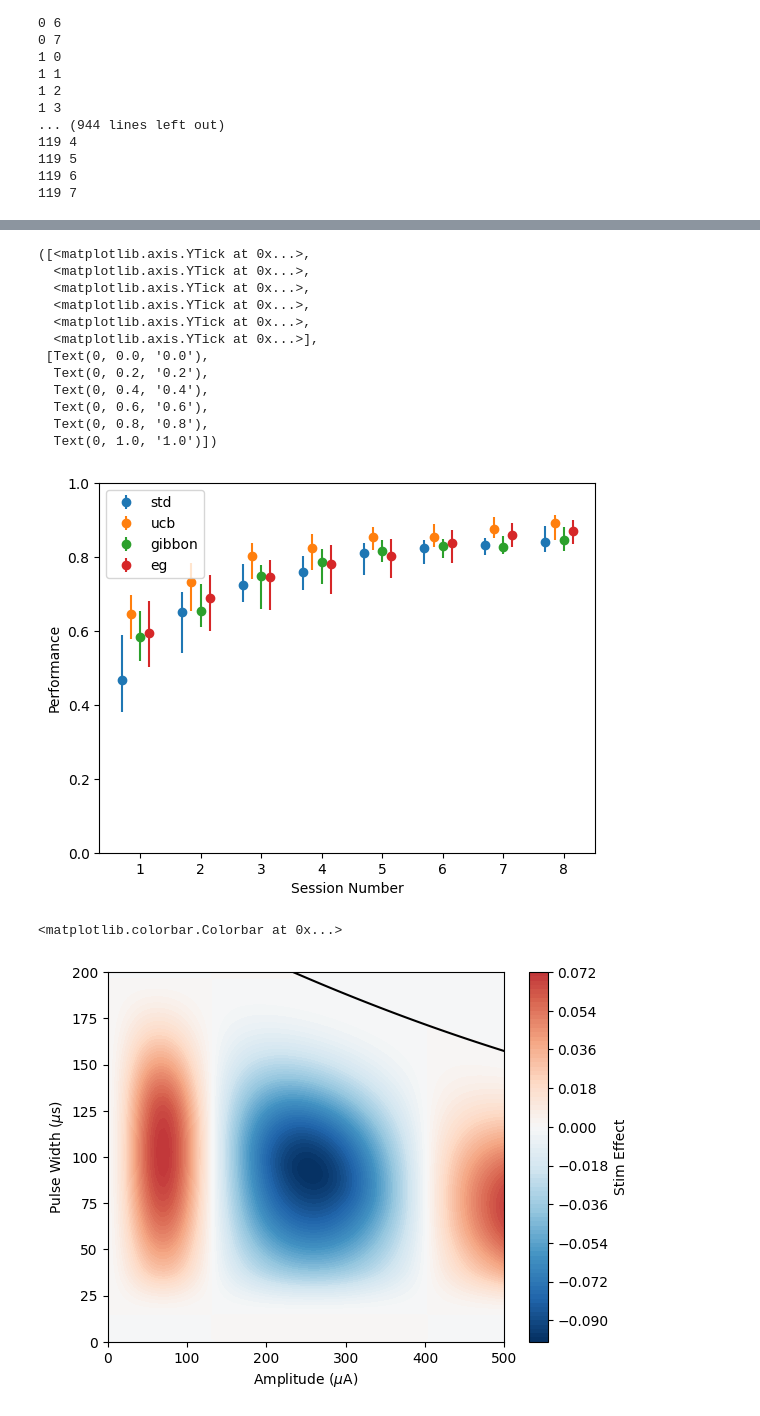
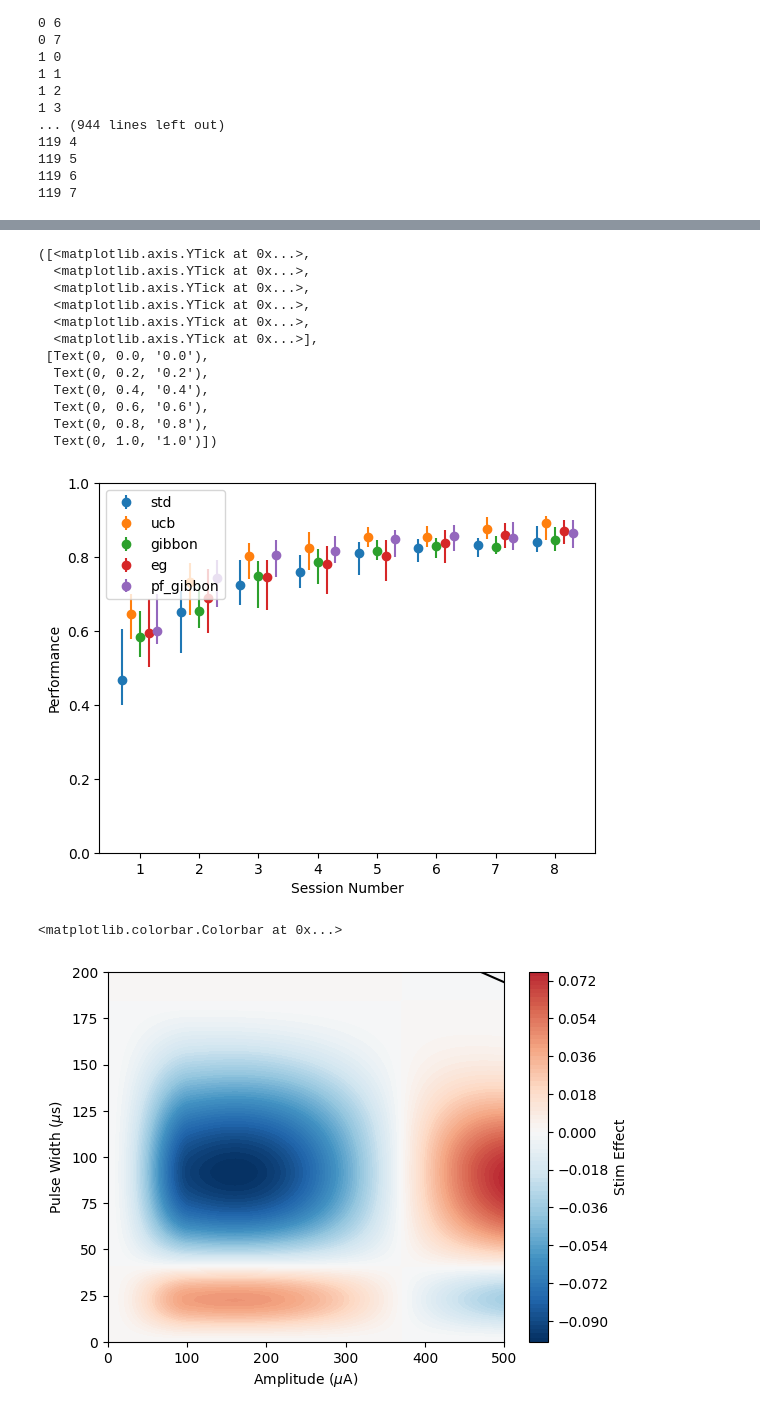
Before and after one commit to tne-lab/NeuroOptimizationPaper, a Jupyter notebook: figure4.ipynb, the cells around one changed output, grey strips where cells are left out. Drawn from its saved outputs; the diff is of its cells as text; code cells hidden in the pictures.

```diff
--- a/figure4.ipynb
+++ b/figure4.ipynb
@@ -243,7 +243,7 @@ standard_bounds[1] = 1
 n_session = 8
 n_trial = 150
 
-aq_name = 'gp_hedge'
+aq_name = 'pf_gibbon7'
 
 class EGProblem(Problem):
     def __init__(self, model, sim):
@@ -260,12 +260,12 @@ class EGProblem(Problem):
 
 algorithm = NSGA2(pop_size=60)
 
-gains = [0, 0, 0, 0]
 eta = 1
 
 results = []
 # Iterate over simulations
 for n, sim in enumerate(sims):
+    gains = [0, 0, 0, 0]
     results.append({})
     # results[-1]['hyperparams'] = []
 
@@ -327,8 +327,8 @@ for n, sim in enumerate(sims):
                     results[-1]['aq_seq'].append(I)
                     candidate = unwarp(warper, candidates[I])
                     break
-        elif aq_name != 'eg':
-            if aq_name == 'gibbon':
+        elif aq_name != 'eg' and ('pf_gibbon' not in aq_name or random.random() > 0.7):
+            if aq_name == 'gibbon' or 'pf_gibbon' in aq_name:
                 candidate_set = torch.rand(100, tensor_bounds.size(1), **tkwargs)
                 acq_func = qLowerBoundMaxValueEntropy(results[-1]['model'], candidate_set, maximize=False)
             elif aq_name == 'ucb':
@@ -355,7 +355,7 @@ for n, sim in enumerate(sims):
                algorithm,
                seed=1,
                termination=('n_gen', 30))
-            if random.random() < epsilon:
+            if random.random() < epsilon or 'pf_gibbon' in aq_name:
                 candidate = np.expand_dims(res.X[random.randint(0, res.X.shape[0] - 1)], axis=0)
             else:
                 candidate = np.expand_dims(res.X[torch.argmin(res.F[:, :0]), :], axis=0)
@@ -391,5 +407,7 @@ KeyboardInterrupt:
 # %%
 from botorch.acquisition import PosteriorMean
+
+# aq_name = 'eg'
 
 performance = []
 i = 0
@@ -411,13 +429,13 @@ for outcome, sim in zip(results, sims):
             bounds=standard_bounds,
             q=1,
             raw_samples=512,
-            num_restarts=10,
+            num_restarts=20,
         )
         opt_loc = unwarp(warper, opt[0])
         performance[-1].append(combine_sos(sim, {'amp': opt_loc[0, 0], 'pw': opt_loc[0, 1]}, sim['param_ranges']) / sim['scale'])
         print(str(i) + ' ' + str(j))
     i += 1
-with open(f'outcomes/performance_{aq_name}_corrected_2.pickle', 'wb') as handle:
+with open(f'outcomes/performance_{aq_name}_corrected.pickle', 'wb') as handle:
     pickle.dump(performance, handle, protocol=pickle.HIGHEST_PROTOCOL)
 # %% [output]
 0 0
@@ -441,7 +459,7 @@ with open(f'outcomes/performance_{aq_name}_corrected_2.pickle', 'wb') as handle:
 import os
 from scipy.stats import bootstrap
 
-acqfs = ['std', 'ucb', 'gibbon', 'eg']
+acqfs = ['std', 'ucb', 'gibbon', 'eg', 'pf_gibbon7']
 effect_sizes = np.asarray([0.1, 0.2, 0.3, 0.4, 0.5, 0.6])
 fig = plt.figure()
 for i, acq in enumerate(acqfs):
@@ -462,7 +480,7 @@ for i, acq in enumerate(acqfs):
         l_c[j] = res.confidence_interval.low
         h_c[j] = res.confidence_interval.high
     plt.errorbar(effect_sizes + (i - 2) * 0.01 + 0.005, m_c, yerr=(m_c-l_c, h_c-m_c), linestyle='none', marker='o')
-plt.legend(acqfs, loc='upper left')
+plt.legend(acqfs, loc='lower right')
 plt.xlabel('Effect Size')
 plt.ylabel('Performance')
 plt.ylim(0, 1)
@@ -485,7 +503,7 @@ plt.xticks(effect_sizes)
 # %%
 from scipy.stats import bootstrap
 
-acqfs = ['std', 'ucb', 'gibbon', 'eg']
+acqfs = ['std', 'ucb', 'gibbon', 'eg', 'pf_gibbon']
 effect_sizes = np.asarray([0.1, 0.2, 0.3, 0.4, 0.5, 0.6])
 fig = plt.figure()
 for i, acq in enumerate(acqfs):
@@ -524,7 +542,7 @@ plt.yticks([0,0.2,0.4,0.6,0.8,1])
   Text(0, 0.6, '0.6'),
   Text(0, 0.8, '0.8'),
   Text(0, 1.0, '1.0')])
-[figure, old version]
+[figure, new version]
 # %%
 def plot_ground_truth(sim, param_range, orientation='vertical'):
     x = np.linspace(0, 500, 100)
@@ -546,17 +564,17 @@ def plot_ground_truth(sim, param_range, orientation='vertical'):
     cbar.set_label('Stim Effect')
     return cbar
 # %%
-plot_ground_truth(sims_full[6], param_range)
+plot_ground_truth(sims[90], param_range)
 # plt.plot(np.linspace(0,500,10), 200 + warper['m'] * (np.linspace(0,500,10) - 500))
 # steps = np.linspace(0,500,100)
 # stacked = np.stack((steps, (steps - warper['h']) ** 2 / warper['a'] + warper['k']), axis=1)
 # warped = warp(warper, torch.tensor(stacked[stacked[:,1] < 200,:]))
 # pts = unwarp(warper, candidates)
 # warped = warped.detach().cpu().numpy()
 # plt.scatter(warped[:,0]*500, warped[:,1]*200)
 # plt.scatter(pts[:, 0], pts[:, 1])
 # plt.scatter(candidates[0][0].item()*500, candidates[0][1].item()*200)
 # %% [output]
 <matplotlib.colorbar.Colorbar at 0x...>
-[figure, old version]
+[figure, new version]
 # %%
```
Also changed, not shown: parts of 8 cells of this notebook, 9 other files.
